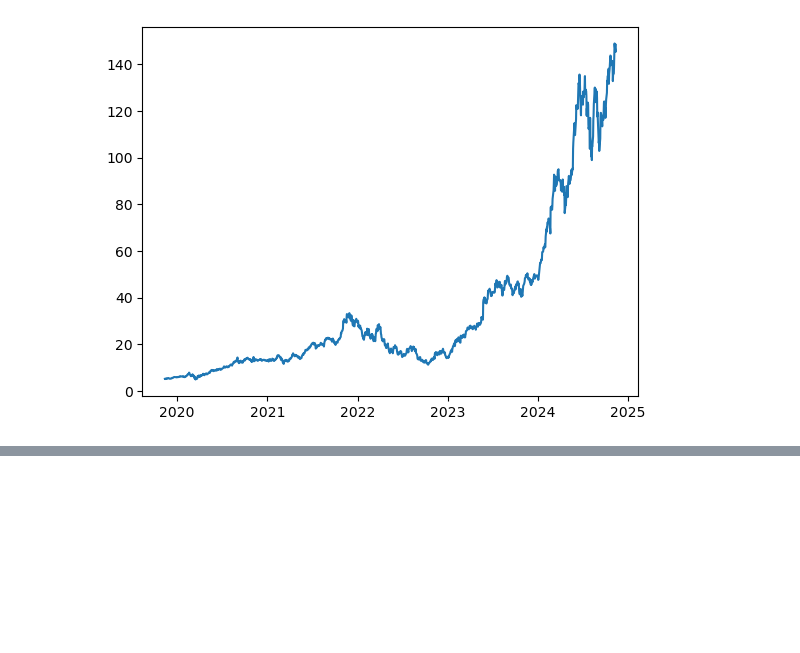
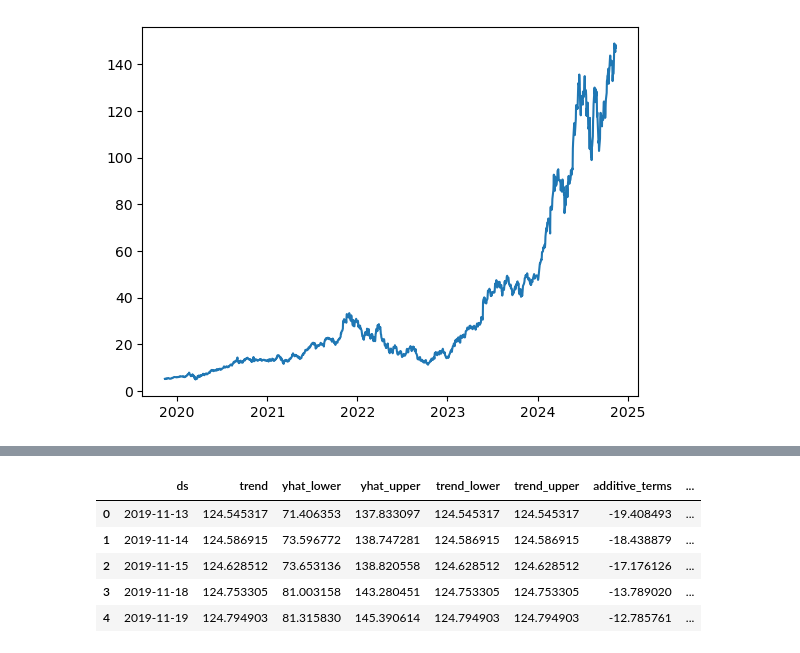
Before and after one commit to veenauppalapati/stock-market-analysis, a Jupyter notebook: stock-market-analysis.ipynb, the cells around one changed output, grey strips where cells are left out. Saved outputs shown, nothing was run; the diff lists cells and outputs as text; code cells hidden in the pictures; blank space fills up the shorter version.

```diff
--- a/stock-market-analysis.ipynb
+++ b/stock-market-analysis.ipynb
@@ -491,0 +502,7 @@ df_NVDA['Close'].plot()
+# %%
+df_LLY_Trends = df_LLY['Close'].reset_index()
+
+df_LLY_Trends.rename(columns={'index': 'ds', 'Close': 'y'}, inplace=True)
+
+display(df_LLY_Trends.head())
+display(df_LLY_Trends.tail())
@@ -491,0 +546,13 @@ df_NVDA['Close'].plot()
+# %%
+# Make the predictions for the trend data
+forecast_LLY_trends = model_LLY_trends.predict(future_LLY_trends)
+
+# Display the first five rows of the forecast_LLY_trends DataFrame
+forecast_LLY_trends.head()
+# %% [output]
+|  | ds | trend | yhat_lower | yhat_upper | trend_lower | trend_upper | additive_terms | ... |
+| 0 | 2019-11-13 | 124.545317 | 71.406353 | 137.833097 | 124.545317 | 124.545317 | -19.408493 | ... |
+| 1 | 2019-11-14 | 124.586915 | 73.596772 | 138.747281 | 124.586915 | 124.586915 | -18.438879 | ... |
+| 2 | 2019-11-15 | 124.628512 | 73.653136 | 138.820558 | 124.628512 | 124.628512 | -17.176126 | ... |
+| 3 | 2019-11-18 | 124.753305 | 81.003158 | 143.280451 | 124.753305 | 124.753305 | -13.789020 | ... |
+| 4 | 2019-11-19 | 124.794903 | 81.315830 | 145.390614 | 124.794903 | 124.794903 | -12.785761 | ... |
```
Also changed, not shown: parts of 32 cells of this notebook, 7 other files.
